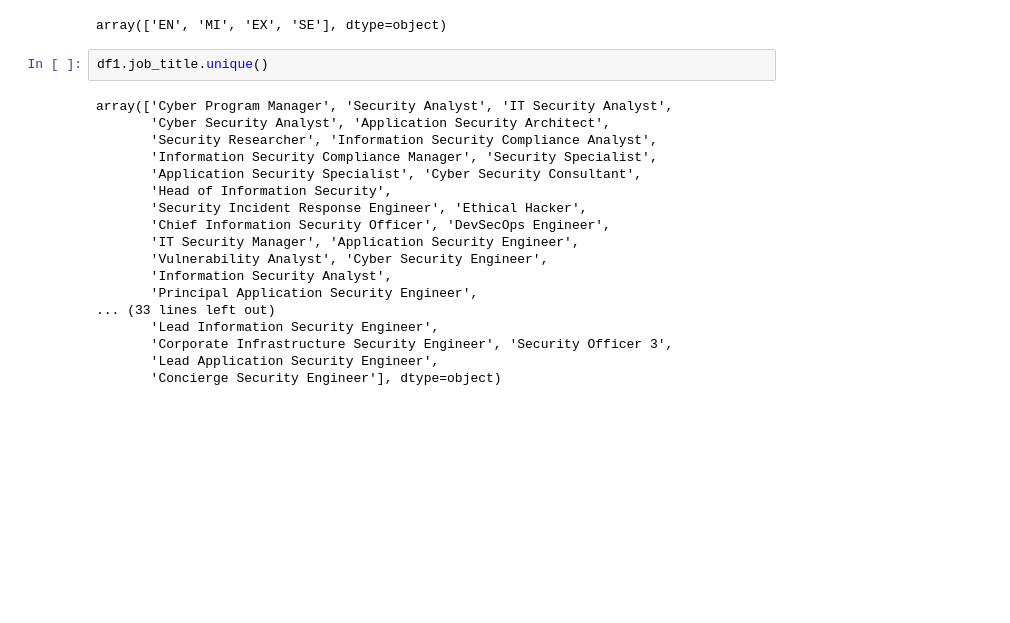
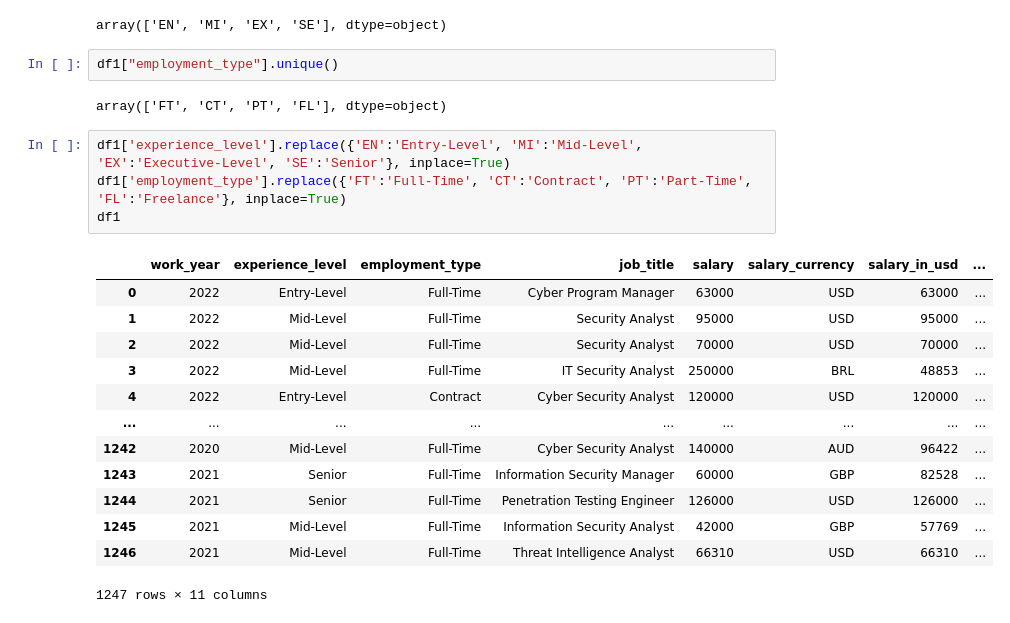
Before and after one commit to wa-le/cybersec-jobs-EDA, a Jupyter notebook: cybersec_jobs.ipynb, the cells around one changed output. Saved outputs shown, nothing was run; the diff lists cells and outputs as text; blank space fills up the shorter version.

```diff
--- a/cybersec_jobs.ipynb
+++ b/cybersec_jobs.ipynb
@@ -106,22 +106,24 @@ df1["experience_level"].unique()
 # %% [output]
 array(['EN', 'MI', 'EX', 'SE'], dtype=object)
 # %%
-df1.job_title.unique()
+df1["employment_type"].unique()
 # %% [output]
-array(['Cyber Program Manager', 'Security Analyst', 'IT Security Analyst',
-       'Cyber Security Analyst', 'Application Security Architect',
-       'Security Researcher', 'Information Security Compliance Analyst',
-       'Information Security Compliance Manager', 'Security Specialist',
-       'Application Security Specialist', 'Cyber Security Consultant',
-       'Head of Information Security',
-       'Security Incident Response Engineer', 'Ethical Hacker',
-       'Chief Information Security Officer', 'DevSecOps Engineer',
-       'IT Security Manager', 'Application Security Engineer',
-       'Vulnerability Analyst', 'Cyber Security Engineer',
-       'Information Security Analyst',
-       'Principal Application Security Engineer',
-... (33 lines left out)
-       'Lead Information Security Engineer',
-       'Corporate Infrastructure Security Engineer', 'Security Officer 3',
-       'Lead Application Security Engineer',
-       'Concierge Security Engineer'], dtype=object)
+array(['FT', 'CT', 'PT', 'FL'], dtype=object)
+# %%
+df1['experience_level'].replace({'EN':'Entry-Level', 'MI':'Mid-Level', 'EX':'Executive-Level', 'SE':'Senior'}, inplace=True)
+df1['employment_type'].replace({'FT':'Full-Time', 'CT':'Contract', 'PT':'Part-Time', 'FL':'Freelance'}, inplace=True)
+df1
+# %% [output]
+|  | work_year | experience_level | employment_type | job_title | salary | salary_currency | salary_in_usd | ... |
+| 0 | 2022 | Entry-Level | Full-Time | Cyber Program Manager | 63000 | USD | 63000 | ... |
+| 1 | 2022 | Mid-Level | Full-Time | Security Analyst | 95000 | USD | 95000 | ... |
+| 2 | 2022 | Mid-Level | Full-Time | Security Analyst | 70000 | USD | 70000 | ... |
+| 3 | 2022 | Mid-Level | Full-Time | IT Security Analyst | 250000 | BRL | 48853 | ... |
+| 4 | 2022 | Entry-Level | Contract | Cyber Security Analyst | 120000 | USD | 120000 | ... |
+| ... | ... | ... | ... | ... | ... | ... | ... | ... |
+| 1242 | 2020 | Mid-Level | Full-Time | Cyber Security Analyst | 140000 | AUD | 96422 | ... |
+| 1243 | 2021 | Senior | Full-Time | Information Security Manager | 60000 | GBP | 82528 | ... |
+| 1244 | 2021 | Senior | Full-Time | Penetration Testing Engineer | 126000 | USD | 126000 | ... |
+| 1245 | 2021 | Mid-Level | Full-Time | Information Security Analyst | 42000 | GBP | 57769 | ... |
+| 1246 | 2021 | Mid-Level | Full-Time | Threat Intelligence Analyst | 66310 | USD | 66310 | ... |
+1247 rows × 11 columns
```
Also changed, not shown: parts of 3 cells of this notebook.
